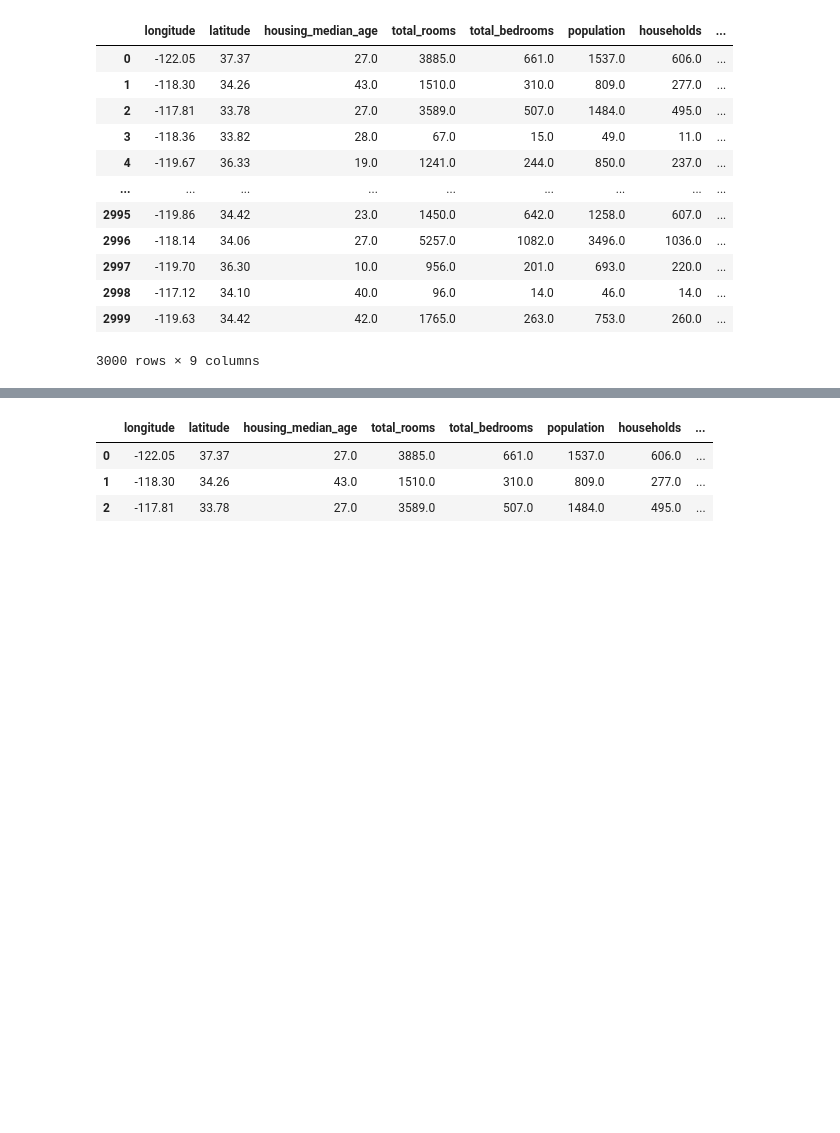
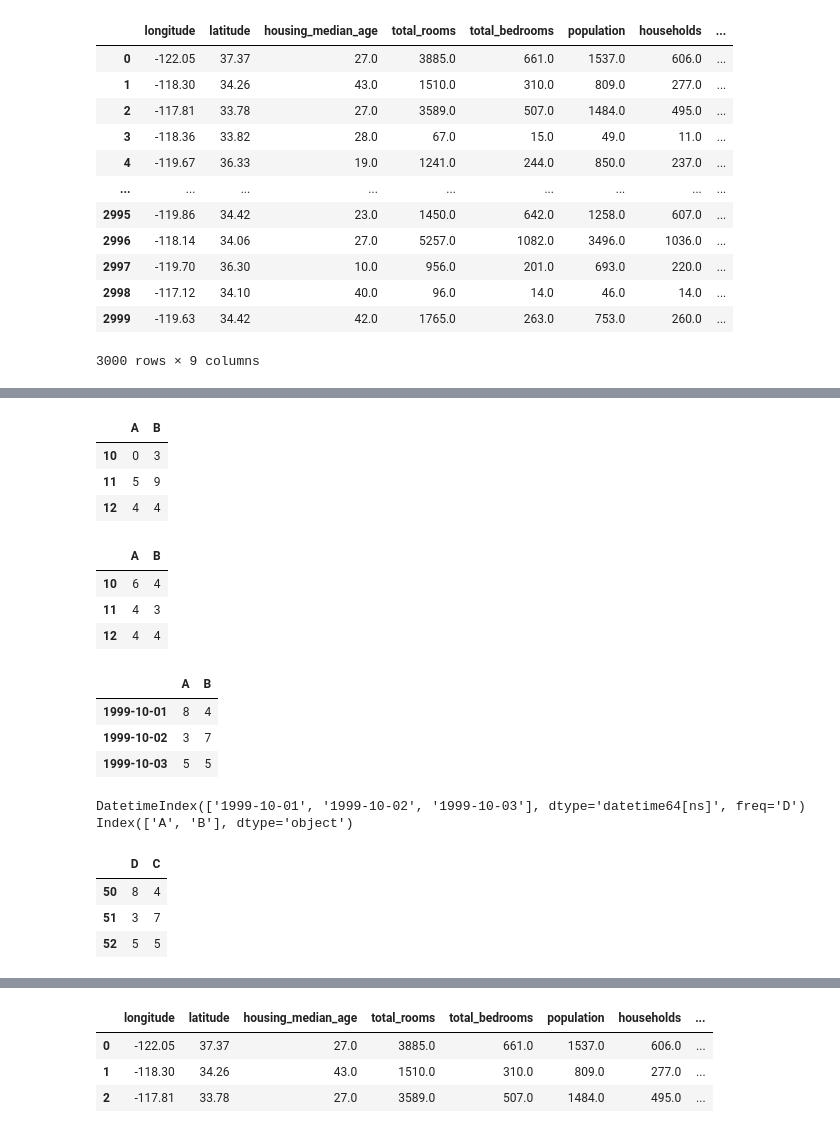
Before and after one commit to ZosoV/pandas_review, a Jupyter notebook: 001_intro_to_pandas.ipynb, the cells around one changed output, grey strips where cells are left out. Drawn from its saved outputs; the diff is of its cells as text; code cells hidden in the pictures; blank space fills up the shorter version.

```diff
--- a/001_intro_to_pandas.ipynb
+++ b/001_intro_to_pandas.ipynb
@@ -337,0 +465,56 @@ Name: 100, dtype: float64
+# %%
+# 1. labels from list
+df = pd.DataFrame(
+    np.random.randint(10, size = (3,2)),
+    index = [10, 11, 12],
+    columns = ["A", "B"]
+)
+df
+# %% [output]
+|  | A | B |
+| 10 | 0 | 3 |
+| 11 | 5 | 9 |
+| 12 | 4 | 4 |
+# %%
+# 2. labels from array
+df = pd.DataFrame(
+    np.random.randint(10, size = (3,2)),
+    index = np.arange(10, 13),
+    columns = ["A", "B"]
+)
+df
+# %% [output]
+|  | A | B |
+| 10 | 6 | 4 |
+| 11 | 4 | 3 |
+| 12 | 4 | 4 |
+# %%
+# 3. labels from date range
+df = pd.DataFrame(
+    np.random.randint(10, size = (3,2)),
+    index = pd.date_range("10/1/1999", periods=3),
+    columns = ["A", "B"]
+)
+df
+# %% [output]
+|  | A | B |
+| 1999-10-01 | 8 | 4 |
+| 1999-10-02 | 3 | 7 |
+| 1999-10-03 | 5 | 5 |
+# %%
+print(df.index)
+print(df.columns)
+# %% [output]
+DatetimeIndex(['1999-10-01', '1999-10-02', '1999-10-03'], dtype='datetime64[ns]', freq='D')
+Index(['A', 'B'], dtype='object')
+# %%
+# 1. Assigning new sequence to index and columns
+# NOTE: df.index[0] = 50 is not possible (will return an error)
+df.index = [50, 51, 52]
+df.columns = ["D","C"]
+df
+# %% [output]
+|  | D | C |
+| 50 | 8 | 4 |
+| 51 | 3 | 7 |
+| 52 | 5 | 5 |
```
Also changed, not shown: parts of 69 cells of this notebook, 1 other file.
